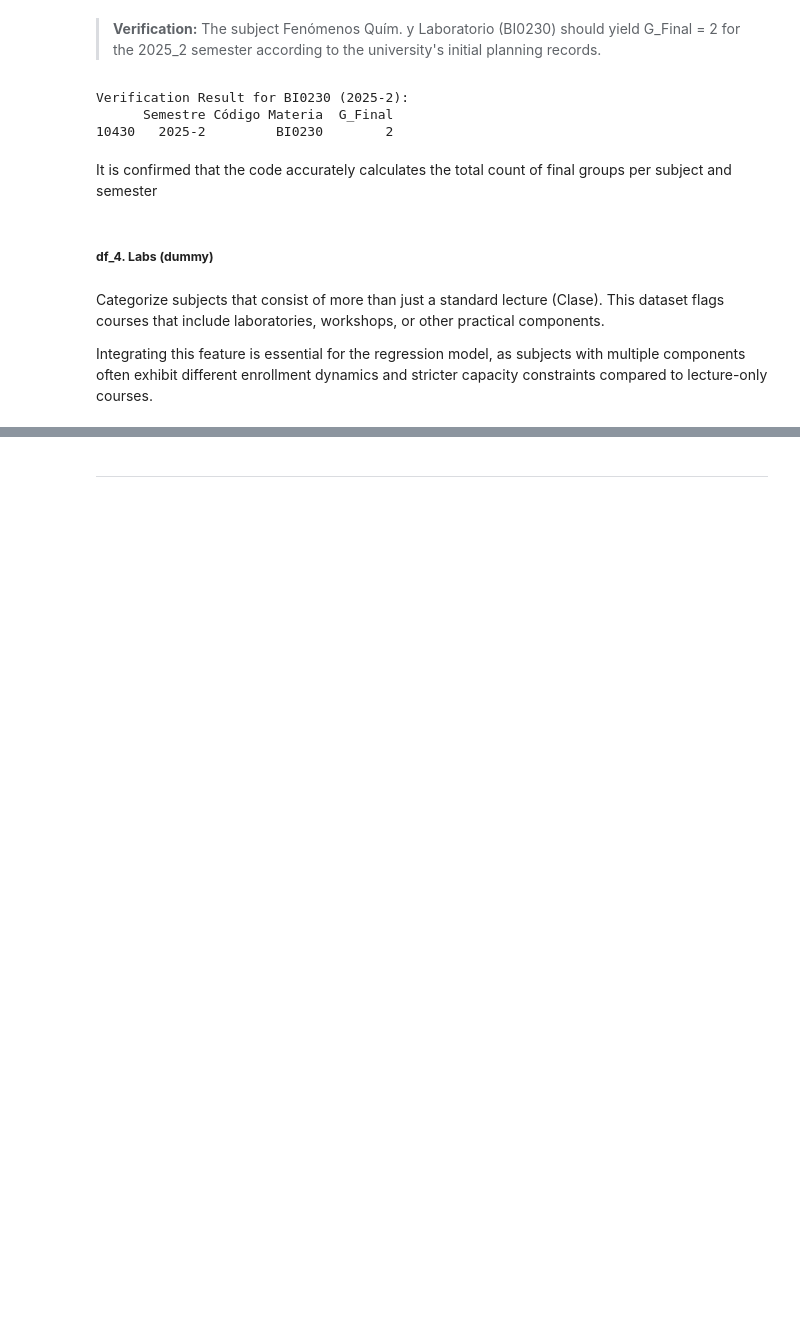
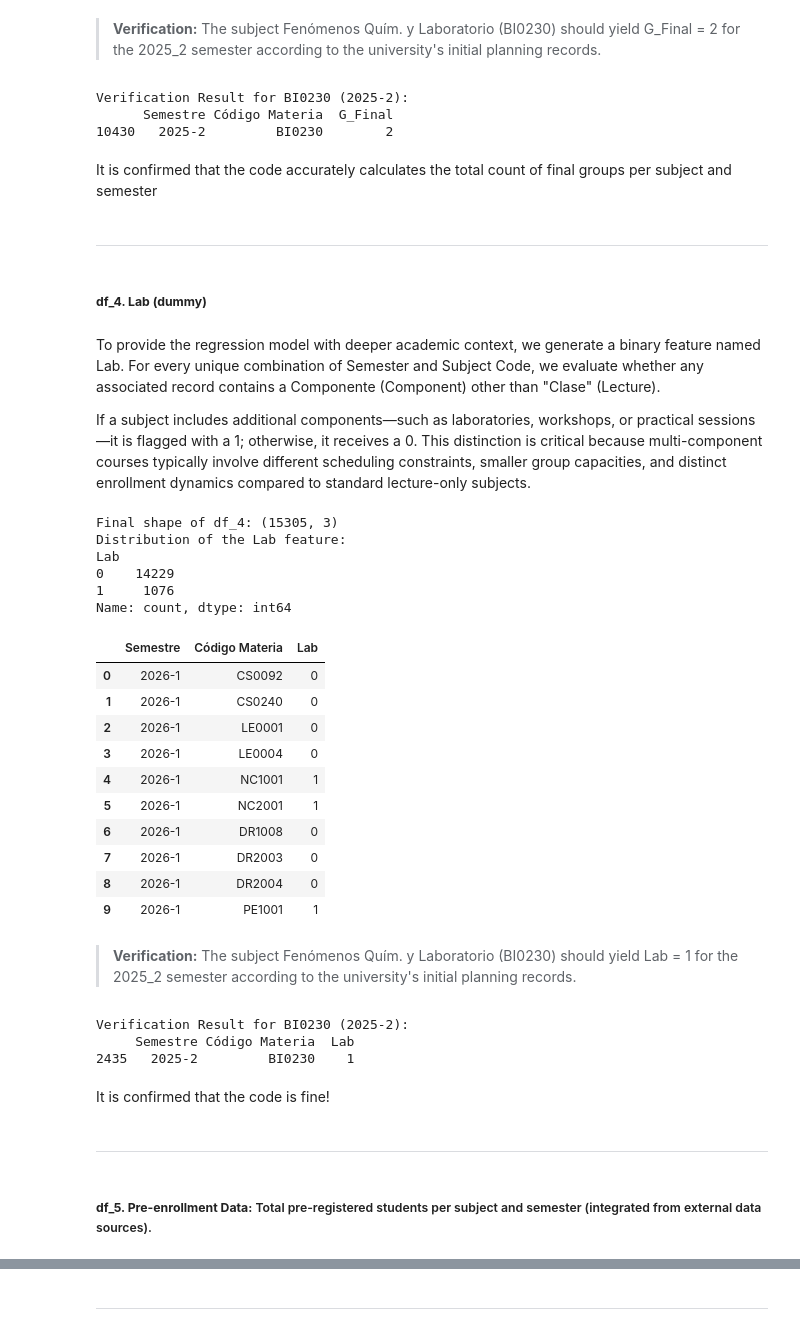
Before and after one commit to SaraMR9/Maestria---Fundamentos-en-ciencia-de-datos, a Jupyter notebook: Proyecto_Final/notebooks/20260207_Final_Project.ipynb, the cells around one changed output, grey strips where cells are left out. Drawn from its saved outputs; the diff is of its cells as text; code cells hidden in the pictures; blank space fills up the shorter version.

```diff
--- a/Proyecto_Final/notebooks/20260207_Final_Project.ipynb
+++ b/Proyecto_Final/notebooks/20260207_Final_Project.ipynb
@@ -774,9 +782,78 @@ Verification Result for BI0230 (2025-2):
 10430   2025-2         BI0230        2
 # %% [markdown]
 It is confirmed that the code accurately calculates the total count of final groups per subject and semester
+# %% [markdown]
+---
 # %% [markdown]
-##### **df_4. Labs (dummy)**
+##### **df_4. Lab (dummy)**
 # %% [markdown]
-Categorize subjects that consist of more than just a standard lecture (Clase). This dataset flags courses that include laboratories, workshops, or other practical components.
+To provide the regression model with deeper academic context, we generate a binary feature named Lab. For every unique combination of Semester and Subject Code, we evaluate whether any associated record contains a Componente (Component) other than "Clase" (Lecture).
 
-Integrating this feature is essential for the regression model, as subjects with multiple components often exhibit different enrollment dynamics and stricter capacity constraints compared to lecture-only courses.
+If a subject includes additional components—such as laboratories, workshops, or practical sessions—it is flagged with a 1; otherwise, it receives a 0. This distinction is critical because multi-component courses typically involve different scheduling constraints, smaller group capacities, and distinct enrollment dynamics compared to standard lecture-only subjects.
+# %%
+# 1. Create a copy of the current dataframe
+df_4 = df.copy()
+
+# 2. Identify subjects with components other than 'Clase'
+# We use transform to broadcast the 'Lab' flag (1 if any component != 'Clase')
+df_4['Lab'] = df_4.groupby(['Semestre', 'Código Materia'])['Componente'].transform(
+    lambda x: 1 if any(c != 'Clase' for c in x) else 0
+)
+
+# 3. Restrict to the three variables of interest
+# We keep only the identifiers and the new engineered feature
+df_4 = df_4[['Semestre', 'Código Materia', 'Lab']].copy()
+
+# 4. Remove duplicates and reset index
+# This collapses the data to a unique Subject-Semester grain
+df_4 = df_4.drop_duplicates(subset=['Semestre', 'Código Materia']).reset_index(drop=True)
+
+# --- Verification ---
+print(f"Final shape of df_4: {df_4.shape}")
+print(f"Distribution of the Lab feature:\n{df_4['Lab'].value_counts()}")
+df_4.head(10)
+# %% [output]
+Final shape of df_4: (15305, 3)
+Distribution of the Lab feature:
+Lab
+0    14229
+1     1076
+Name: count, dtype: int64
+|  | Semestre | Código Materia | Lab |
+| 0 | 2026-1 | CS0092 | 0 |
+| 1 | 2026-1 | CS0240 | 0 |
+| 2 | 2026-1 | LE0001 | 0 |
+| 3 | 2026-1 | LE0004 | 0 |
+| 4 | 2026-1 | NC1001 | 1 |
+| 5 | 2026-1 | NC2001 | 1 |
+| 6 | 2026-1 | DR1008 | 0 |
+| 7 | 2026-1 | DR2003 | 0 |
+| 8 | 2026-1 | DR2004 | 0 |
+| 9 | 2026-1 | PE1001 | 1 |
+# %% [markdown]
+>**Verification:** The subject Fenómenos Quím. y Laboratorio (BI0230) should yield Lab = 1 for the 2025_2 semester according to the university's initial planning records.
+# %%
+# Filter the grouped dataframe (df_4) for the specific subject and semester
+
+verification_4 = df_4[
+    (df_4['Código Materia'] == 'BI0230') &
+    (df_4['Semestre'] == '2025-2')
+]
+
+# Display the result to confirm if it matches: Lab = 1
+if not verification_4.empty:
+    print("Verification Result for BI0230 (2025-2):")
+    # Make sure to use 'Lab' or whatever name you gave the column
+    print(verification_4[['Semestre', 'Código Materia', 'Lab']])
+else:
+    print("Record not found. Check parameters.")
+# %% [output]
+Verification Result for BI0230 (2025-2):
+     Semestre Código Materia  Lab
+2435   2025-2         BI0230    1
+# %% [markdown]
+It is confirmed that the code is fine!
+# %% [markdown]
+---
+# %% [markdown]
+##### **df_5. Pre-enrollment Data:** Total pre-registered students per subject and semester (integrated from external data sources).
```
Also changed, not shown: parts of 14 cells of this notebook, 1 other file.
